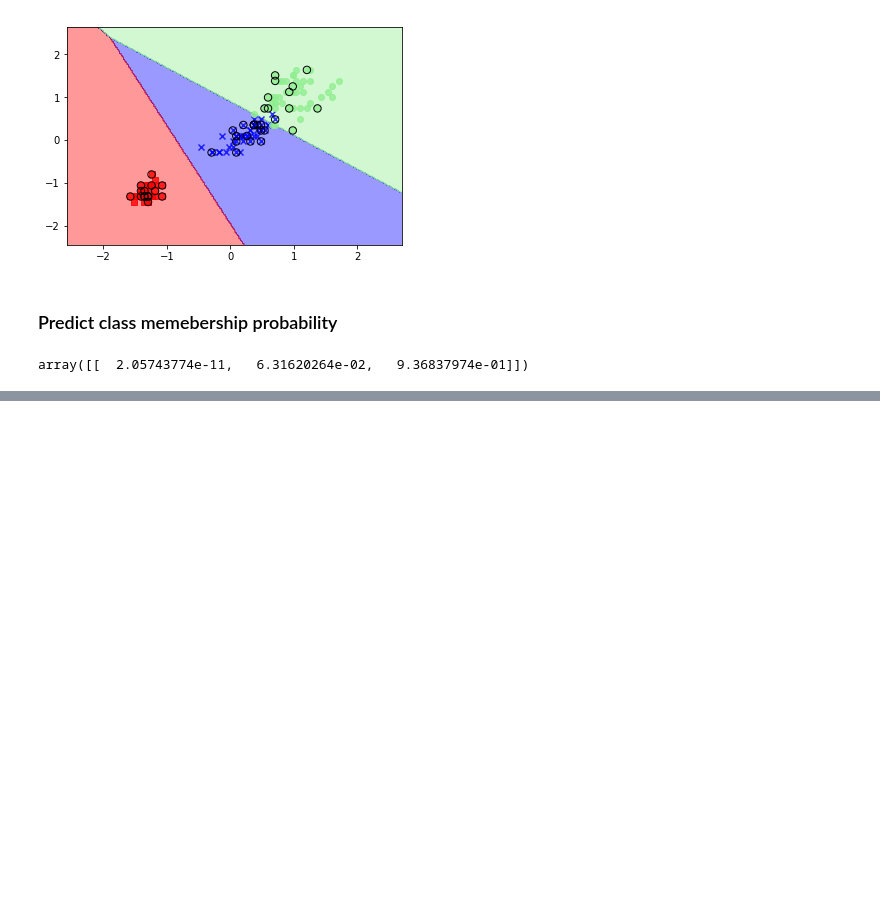
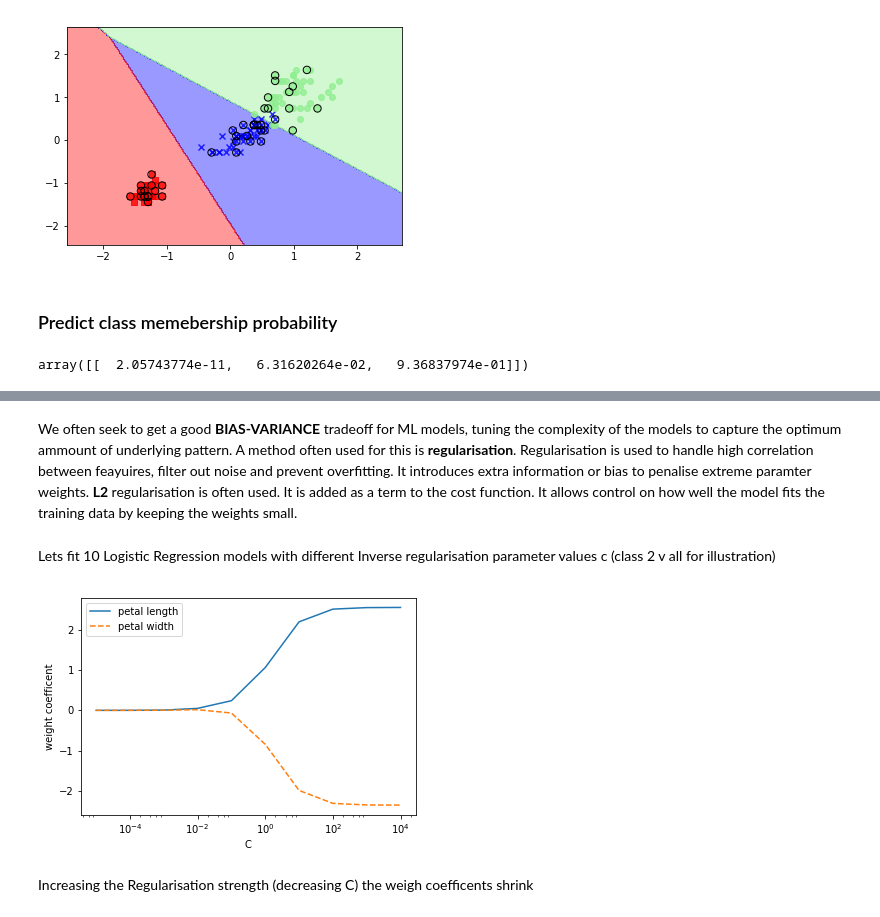
Before and after one commit to david-pugh-gcell/Scikit-Learn, a Jupyter notebook: 2-Logistic Regression Example.ipynb, the cells around one changed output, grey strips where cells are left out. Saved outputs shown, nothing was run; the diff lists cells and outputs as text; code cells hidden in the pictures; blank space fills up the shorter version.

```diff
--- a/2-Logistic Regression Example.ipynb
+++ b/2-Logistic Regression Example.ipynb
@@ -40,0 +47,13 @@ array([[  2.05743774e-11,   6.31620264e-02,   9.36837974e-01]])
+# %% [markdown]
+We often seek to get a good __BIAS-VARIANCE__ tradeoff for ML models, tuning the complexity of the models to capture the optimum ammount of underlying pattern. A method often used for this is __regularisation__. Regularisation is used to handle high correlation between feayuires, filter out noise and prevent overfitting. It introduces extra information or bias to penalise extreme paramter weights. __L2__ regularisation is often used. It is added as a term to the cost function. It allows control on how well the model fits the training data by keeping the weights small.
+# %% [markdown]
+Lets fit 10 Logistic Regression models with different Inverse regularisation parameter values c (class 2 v all for illustration)
+# %%
+weights, params = [], []
+for c in np.arange(-5,5):
+    lr = LogisticRegression(C=10**c, random_state =0)
+    lr.fit(X_train_std, y_train)
+    weights.append(lr.coef_[1])
+    params.append(10**c)
+# %%
+weights = np.array(weights)
@@ -40,0 +62,12 @@ array([[  2.05743774e-11,   6.31620264e-02,   9.36837974e-01]])
+# %%
+plt.plot(params, weights[:,0],label='petal length')
+plt.plot(params, weights[:,1],linestyle='--', label='petal width')
+plt.ylabel('weight coefficent')
+plt.xlabel('C')
+plt.legend(loc='upper left')
+plt.xscale('log')
+plt.show()
+# %% [output]
+[figure, added]
+# %% [markdown]
+Increasing the Regularisation strength (decreasing C) the weigh coefficents shrink
```
Also changed, not shown: parts of 4 cells of this notebook.
